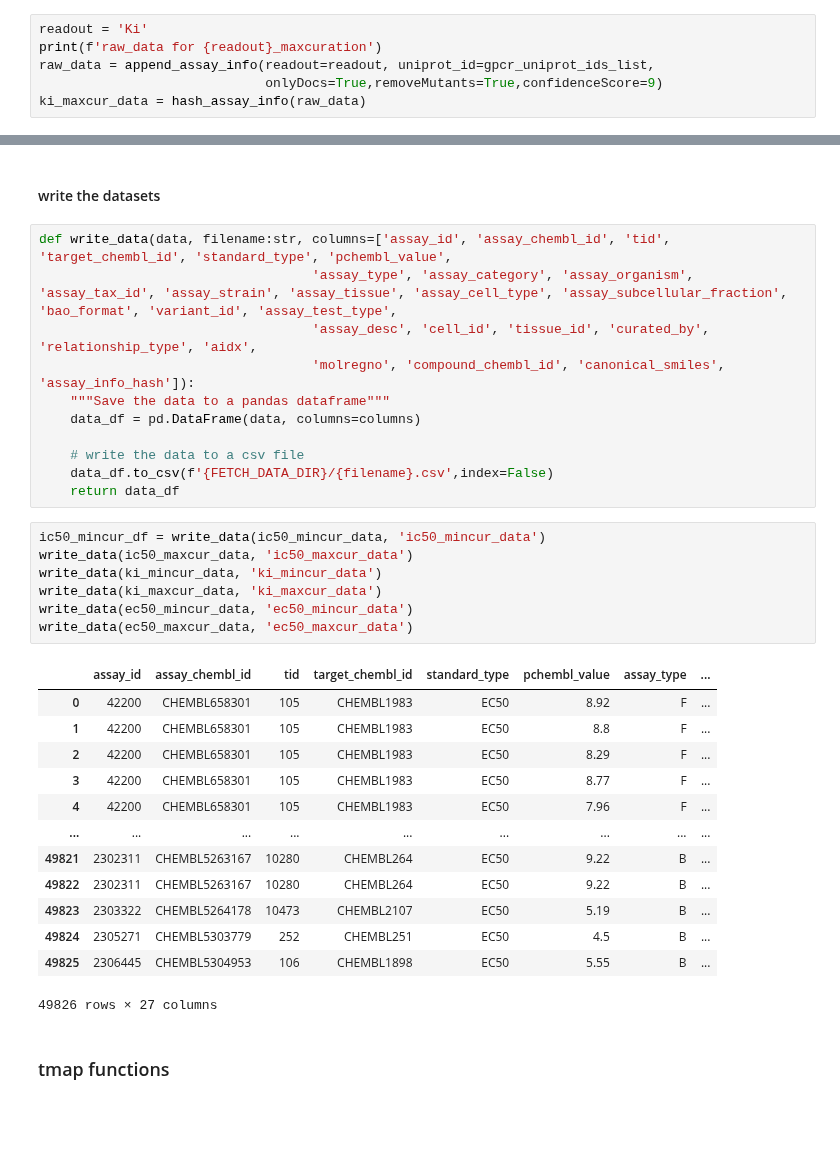
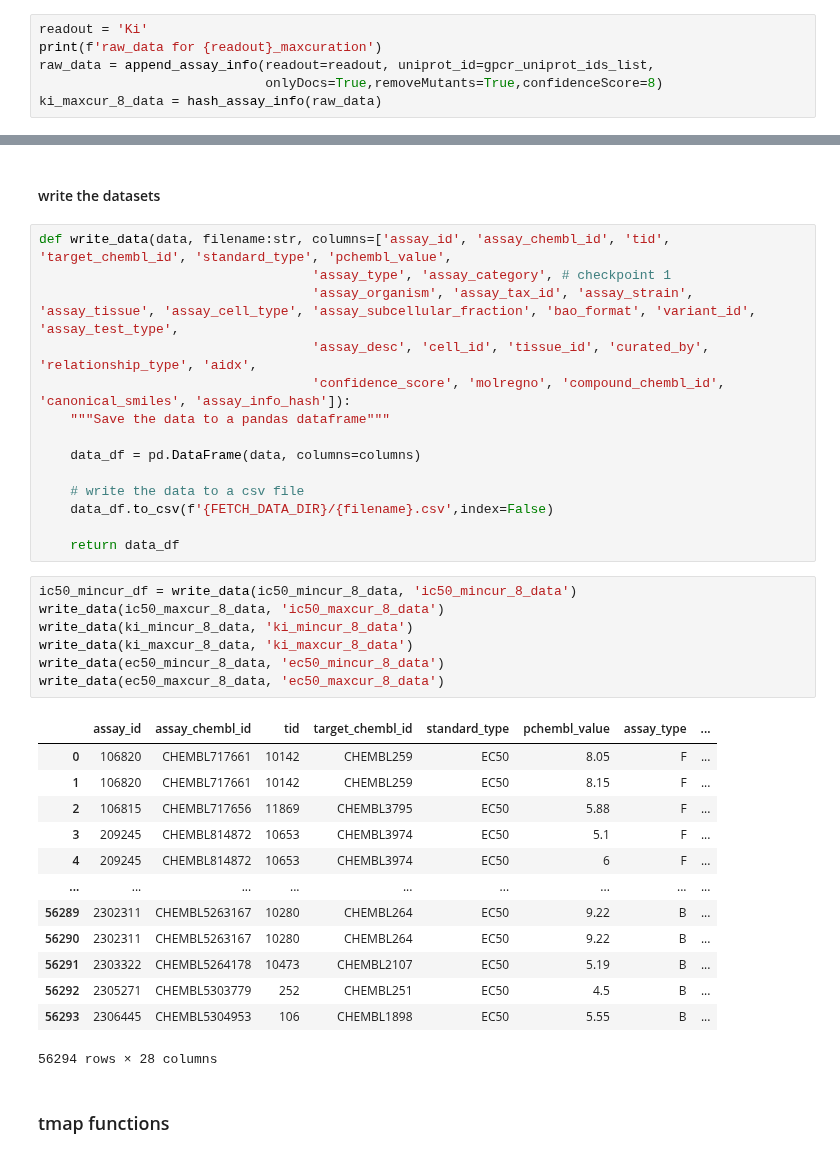
Before and after one commit to xixichennn/datacat4ml, a Jupyter notebook: datacat4ml/Scripts/data_prep/1_data_fetch/fetch_gpcr.ipynb, the cells around one changed output, grey strips where cells are left out. Drawn from its saved outputs; the diff is of its cells as text; blank space fills up the shorter version.

```diff
--- a/datacat4ml/Scripts/data_prep/1_data_fetch/fetch_gpcr.ipynb
+++ b/datacat4ml/Scripts/data_prep/1_data_fetch/fetch_gpcr.ipynb
@@ -504,8 +505,8 @@ The length of the processed_data is 141615
 readout = 'Ki'
 print(f'raw_data for {readout}_maxcuration')
 raw_data = append_assay_info(readout=readout, uniprot_id=gpcr_uniprot_ids_list,
-                             onlyDocs=True,removeMutants=True,confidenceScore=9)
-ki_maxcur_data = hash_assay_info(raw_data)
+                             onlyDocs=True,removeMutants=True,confidenceScore=8)
+ki_maxcur_8_data = hash_assay_info(raw_data)
 # %% [output]
 raw_data for Ki_maxcuration
 table temp_targets
@@ -664,36 +665,39 @@ plot_dataset_size(mincur_assay_count_ic50, maxcur_assay_count_ic50,mincur_assay_
 #### write the datasets
 # %%
 def write_data(data, filename:str, columns=['assay_id', 'assay_chembl_id', 'tid', 'target_chembl_id', 'standard_type', 'pchembl_value',
-                                   'assay_type', 'assay_category', 'assay_organism', 'assay_tax_id', 'assay_strain', 'assay_tissue', 'assay_cell_type', 'assay_subcellular_fraction', 'bao_format', 'variant_id', 'assay_test_type',
+                                   'assay_type', 'assay_category', # checkpoint 1
+                                   'assay_organism', 'assay_tax_id', 'assay_strain', 'assay_tissue', 'assay_cell_type', 'assay_subcellular_fraction', 'bao_format', 'variant_id', 'assay_test_type',
                                    'assay_desc', 'cell_id', 'tissue_id', 'curated_by', 'relationship_type', 'aidx',
-                                   'molregno', 'compound_chembl_id', 'canonical_smiles', 'assay_info_hash']):
+                                   'confidence_score', 'molregno', 'compound_chembl_id', 'canonical_smiles', 'assay_info_hash']):
     """Save the data to a pandas dataframe"""
+
     data_df = pd.DataFrame(data, columns=columns)
 
     # write the data to a csv file
     data_df.to_csv(f'{FETCH_DATA_DIR}/{filename}.csv',index=False)
+
     return data_df
-# %%
-ic50_mincur_df = write_data(ic50_mincur_data, 'ic50_mincur_data')
-write_data(ic50_maxcur_data, 'ic50_maxcur_data')
-write_data(ki_mincur_data, 'ki_mincur_data')
-write_data(ki_maxcur_data, 'ki_maxcur_data')
-write_data(ec50_mincur_data, 'ec50_mincur_data')
-write_data(ec50_maxcur_data, 'ec50_maxcur_data')
-# %% [output]
-|  | assay_id | assay_chembl_id | tid | target_chembl_id | standard_type | pchembl_value | assay_type | ... |
-| 0 | 42200 | CHEMBL658301 | 105 | CHEMBL1983 | EC50 | 8.92 | F | ... |
-| 1 | 42200 | CHEMBL658301 | 105 | CHEMBL1983 | EC50 | 8.8 | F | ... |
-| 2 | 42200 | CHEMBL658301 | 105 | CHEMBL1983 | EC50 | 8.29 | F | ... |
-| 3 | 42200 | CHEMBL658301 | 105 | CHEMBL1983 | EC50 | 8.77 | F | ... |
-| 4 | 42200 | CHEMBL658301 | 105 | CHEMBL1983 | EC50 | 7.96 | F | ... |
-| ... | ... | ... | ... | ... | ... | ... | ... | ... |
-| 49821 | 2302311 | CHEMBL5263167 | 10280 | CHEMBL264 | EC50 | 9.22 | B | ... |
-| 49822 | 2302311 | CHEMBL5263167 | 10280 | CHEMBL264 | EC50 | 9.22 | B | ... |
-| 49823 | 2303322 | CHEMBL5264178 | 10473 | CHEMBL2107 | EC50 | 5.19 | B | ... |
-| 49824 | 2305271 | CHEMBL5303779 | 252 | CHEMBL251 | EC50 | 4.5 | B | ... |
-| 49825 | 2306445 | CHEMBL5304953 | 106 | CHEMBL1898 | EC50 | 5.55 | B | ... |
-49826 rows × 27 columns
+# %%
+ic50_mincur_df = write_data(ic50_mincur_8_data, 'ic50_mincur_8_data')
+write_data(ic50_maxcur_8_data, 'ic50_maxcur_8_data')
+write_data(ki_mincur_8_data, 'ki_mincur_8_data')
+write_data(ki_maxcur_8_data, 'ki_maxcur_8_data')
+write_data(ec50_mincur_8_data, 'ec50_mincur_8_data')
+write_data(ec50_maxcur_8_data, 'ec50_maxcur_8_data')
+# %% [output]
+|  | assay_id | assay_chembl_id | tid | target_chembl_id | standard_type | pchembl_value | assay_type | ... |
+| 0 | 106820 | CHEMBL717661 | 10142 | CHEMBL259 | EC50 | 8.05 | F | ... |
+| 1 | 106820 | CHEMBL717661 | 10142 | CHEMBL259 | EC50 | 8.15 | F | ... |
+| 2 | 106815 | CHEMBL717656 | 11869 | CHEMBL3795 | EC50 | 5.88 | F | ... |
+| 3 | 209245 | CHEMBL814872 | 10653 | CHEMBL3974 | EC50 | 5.1 | F | ... |
+| 4 | 209245 | CHEMBL814872 | 10653 | CHEMBL3974 | EC50 | 6 | F | ... |
+| ... | ... | ... | ... | ... | ... | ... | ... | ... |
+| 56289 | 2302311 | CHEMBL5263167 | 10280 | CHEMBL264 | EC50 | 9.22 | B | ... |
+| 56290 | 2302311 | CHEMBL5263167 | 10280 | CHEMBL264 | EC50 | 9.22 | B | ... |
+| 56291 | 2303322 | CHEMBL5264178 | 10473 | CHEMBL2107 | EC50 | 5.19 | B | ... |
+| 56292 | 2305271 | CHEMBL5303779 | 252 | CHEMBL251 | EC50 | 4.5 | B | ... |
+| 56293 | 2306445 | CHEMBL5304953 | 106 | CHEMBL1898 | EC50 | 5.55 | B | ... |
+56294 rows × 28 columns
 # %% [markdown]
 ### tmap functions
 # %%
```
Also changed, not shown: parts of 15 cells of this notebook.
